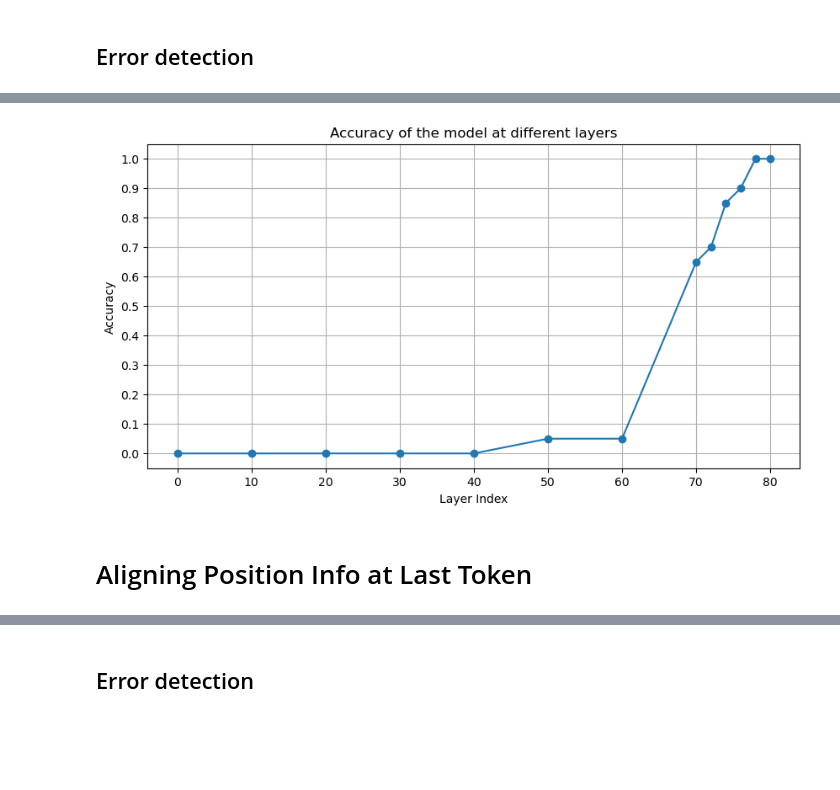
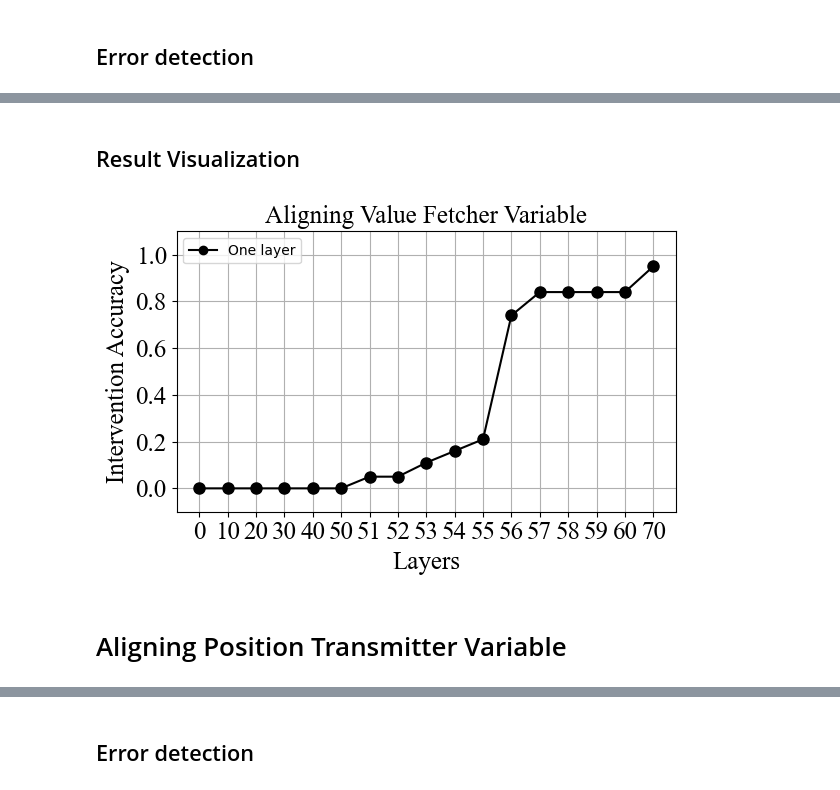
Before and after one commit to umango101/belief_tracking, a Jupyter notebook: notebooks/initial_worldstate_belief_ques.ipynb, the cells around one changed output, grey strips where cells are left out. Cells and saved outputs as stored; diff of their text form; code cells hidden in the pictures; blank space fills up the shorter version.

```diff
--- a/notebooks/initial_worldstate_belief_ques.ipynb
+++ b/notebooks/initial_worldstate_belief_ques.ipynb
@@ -267,14 +281,14 @@ with torch.no_grad():
         clean_target = batch['clean_target'][0]
         corrupt_target = batch['corrupt_target'][0]
 
-        with model.trace(clean_prompt, scan=False, validate=False, remote=True):
+        with model.trace(clean_prompt, scan=False, validate=False):
             clean_pred = model.lm_head.output[0, -1].argmax(dim=-1).item().save()
 
-        with model.trace(corrupt_prompt, scan=False, validate=False, remote=True):
+        with model.trace(corrupt_prompt, scan=False, validate=False):
             corrupt_pred = model.lm_head.output[0, -1].argmax(dim=-1).item().save()
 
         print(f"Clean: {model.tokenizer.decode([clean_pred]).lower().strip()} | Corrupt: {model.tokenizer.decode([corrupt_pred]).lower().strip()}")
-        if model.tokenizer.decode([clean_pred]).lower().strip() == clean_target and model.tokenizer.decode([corrupt_pred]).lower().strip() == corrupt_target:
+        if model.tokenizer.decode([clean_pred]).lower().strip() in clean_target and model.tokenizer.decode([corrupt_pred]).lower().strip() in corrupt_target:
             correct += 1
         else:
             errors.append(bi)
@@ -304,7 +318,7 @@ Clean: milk | Corrupt: fizz
 # %%
-# accs = {}
+# accs_value_fetcher = {}
 
-for layer_idx in range(72, 80, 2):
+for layer_idx in range(51, 60, 1):
     correct, total = 0, 0
     for bi, batch in tqdm(enumerate(dataloader), total=len(dataloader)):
         if bi in errors:
@@ -313,7 +327,7 @@ for layer_idx in range(72, 80, 2):
         clean_prompt = batch["clean_prompt"][0]
         corrupt_answer = batch["corrupt_target"][0]
 
-        with model.session(remote=True):
+        with torch.no_grad():
 
             with model.trace() as tracer:
 
@@ -336,7 +350,7 @@ for layer_idx in range(72, 80, 2):
         torch.cuda.empty_cache()
 
     acc = round(correct / total, 2)
-    accs[layer_idx] = acc
+    accs_value_fetcher[layer_idx] = acc
     print(f"Layer: {layer_idx} | Accuracy: {acc}")
     # avg_logit_diff = avg_logit_diff / len(dataloader)
     # print(f"Layer: {layer_idx} | Avg Logit Diff: {avg_logit_diff}")
@@ -348,17 +367,39 @@ Layer: 78 | Accuracy: 1.0
-# %%
-# Visualize accs using a line plot
-plt.figure(figsize=(10, 5))
-plt.plot(accs.keys(), accs.values(), marker="o")
-plt.xlabel("Layer Index")
-plt.ylabel("Accuracy")
-plt.title("Accuracy of the model at different layers")
-plt.grid()
-plt.yticks(np.arange(0, 1.1, 0.1))
-plt.show()
-# %% [output]
-[figure, removed]
+# %% [markdown]
+## Result Visualization
+# %%
+stories = [
+    {
+        "story": dataset[0]["corrupt_story"],
+        "question": dataset[0]["corrupt_question"],
+        "answer": dataset[0]["corrupt_target"],
+    },
+    {
+        "story": dataset[0]["clean_story"],
+        "question": dataset[0]["clean_question"],
+        "answer": dataset[0]["clean_target"],
+    }
+]
+
+arrows = [{'start': token_pos_coords['e1_last'], 'end': token_pos_coords['e2_last'], 'color': 'red'}]
+
+plot_data = {
+    "labels": accs_value_fetcher.keys(),
+    "acc_one_layer": accs_value_fetcher.values(),
+    "title": "Aligning Value Fetcher Variable",
+    "x_label": "Layers",
+    "y_label": "Intervention Accuracy",
+}
+
+all_characters = list(set(dataset[idx]['clean_characters'] + dataset[idx]['corrupt_characters']))
+all_objects = list(set(dataset[idx]['clean_objects'] + dataset[idx]['corrupt_objects']))
+all_states = list(set(dataset[idx]['clean_states'] + dataset[idx]['corrupt_states']))
+# %%
+generator = StoryGenerator(characters=all_characters, objects=all_objects, states=all_states, stories=stories, target=dataset[idx]['corrupt_target'], arrows=arrows, plot_data=plot_data)
+generator.save_html(filename="../plots/belief_exps/value_fetcher.html")
+# %% [output]
+[figure, added]
 # %% [markdown]
-# Aligning Position Info at Last Token
+# Aligning Position Transmitter Variable
 # %%
 n_samples = 20
 batch_size = 1
```
Also changed, not shown: parts of 61 cells of this notebook, 15 other files.
